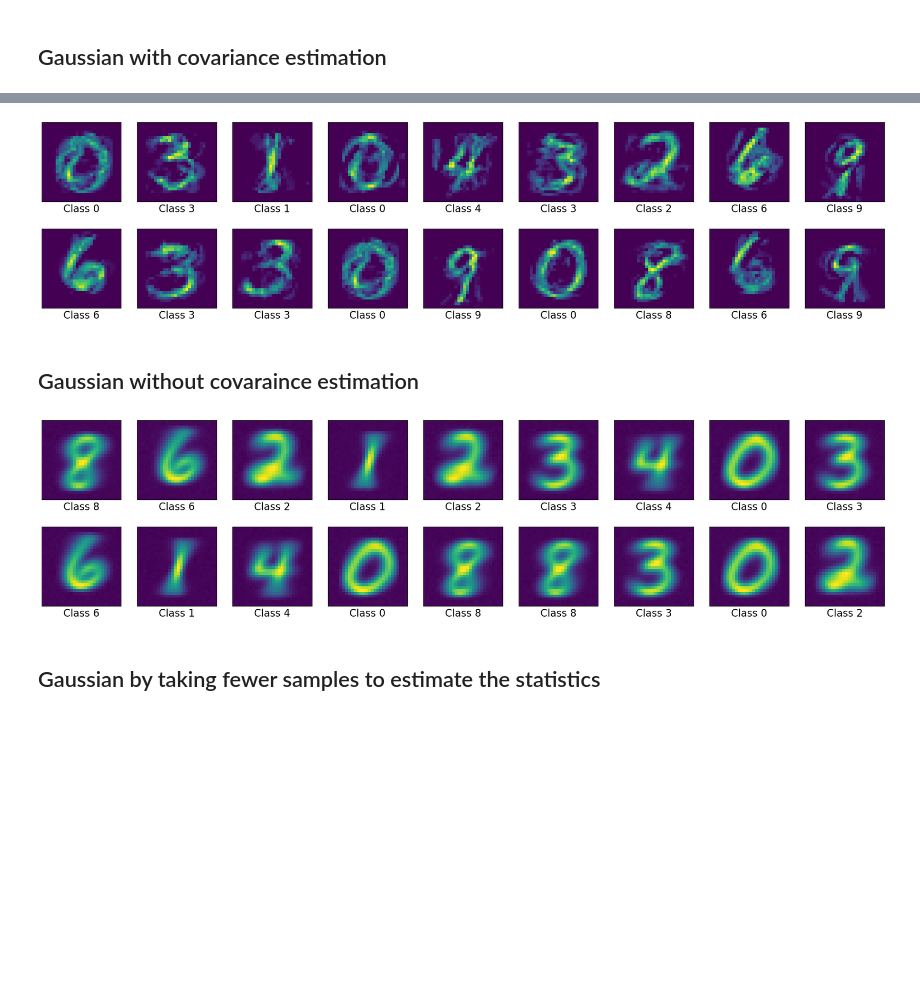
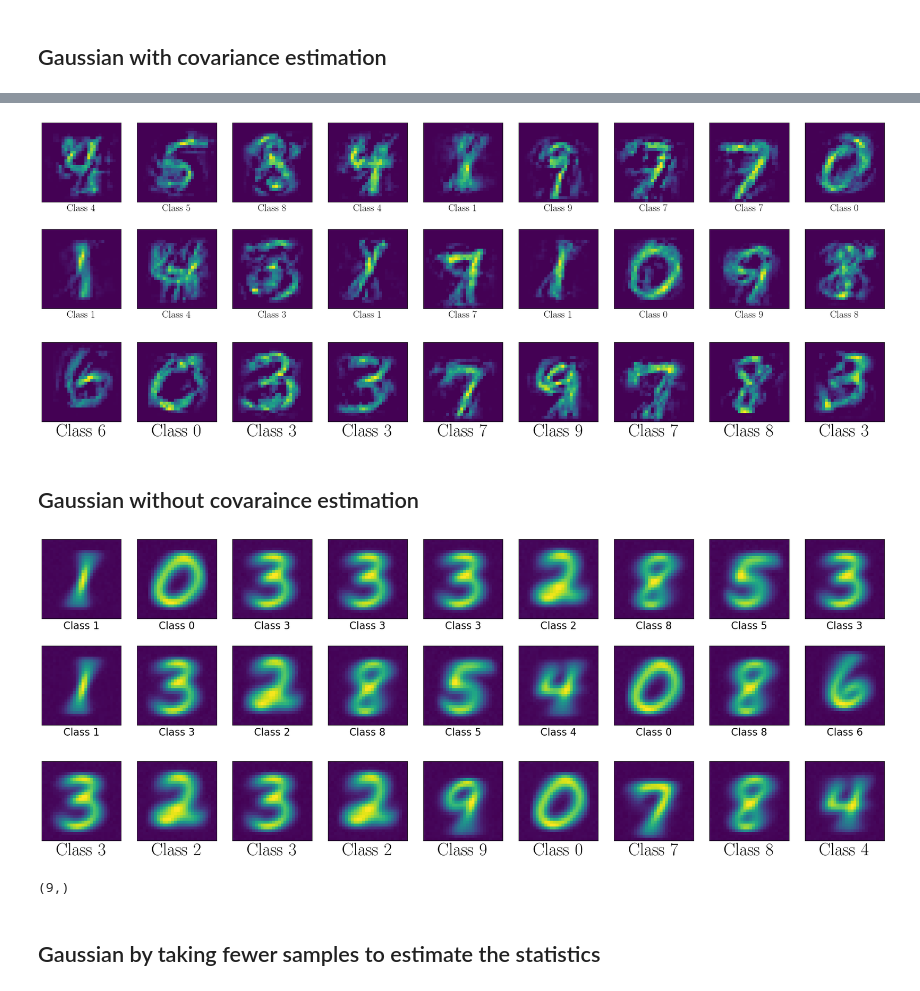
Before and after one commit to elfirdoussilab1/Synthetic-data, a Jupyter notebook: mnist.ipynb, the cells around one changed output, grey strips where cells are left out. Cells and saved outputs as stored; diff of their text form; code cells hidden in the pictures; blank space fills up the shorter version.

```diff
--- a/mnist.ipynb
+++ b/mnist.ipynb
@@ -362,13 +362,14 @@ fig.savefig(path, bbox_inches='tight')
 import numpy as np
 from dataset import *
 import matplotlib.pyplot as plt
+plt.rcParams.update({"text.usetex": True,"font.family": "STIXGeneral"})#,"font.sans-serif": "Helvetica",})
 # %% [markdown]
 ## Gaussian with covariance estimation
 # %%
 # Gaussian data
-m = 100
+m = 2000
 m_estim = 0
-n = 50
+n = 6000
 estimate_cov = True
-train_gauss = MNIST_generator(n, m, 'cpu', True, m_estim, estimate_cov, supervision= False)
+train_gauss = MNIST_generator(n, m, 'cpu', True, m_estim = m_estim, estimate_cov=estimate_cov, supervision= False)
 # %% [output]
@@ -391,4 +411,22 @@ for i in range(l):
 #path = f'./study-plot/generated-gaussian-mnist-m-{m}-m_estim-{m_estim}-estim_cov-{estimate_cov}.pdf'
 #fig.savefig(path, bbox_inches='tight')
 # %% [output]
-[figure, old version]
+[figure, new version]
+# %%
+X_s = train_gauss.X_s
+idx = np.random.randint(0, len(X_s), (9, ))
+fig, ax = plt.subplots(1, 9, figsize = (30, 7))
+y_s = train_gauss.y_s
+
+for i in range(len(idx)):
+    im = X_s[idx[i]]
+    im = np.maximum(im, 0)
+    ax[i].imshow(im.reshape(28, 28))
+    ax[i].set_xlabel(f'Class {y_s[idx[i]]}', fontsize = 35)
+    ax[i].set_xticks([])
+    ax[i].set_yticks([])
+
+#path = f'./study-plot/generated-gaussian-mnist-m-{m}-m_estim-{m_estim}-estim_cov-{estimate_cov}-one-row.pdf'
+#fig.savefig(path, bbox_inches='tight')
+# %% [output]
+[figure, added]
@@ -415,10 +456,32 @@ for i in range(l):
         ax[i, j].set_xticks([])
         ax[i, j].set_yticks([])
 
-path = f'./study-plot/generated-gaussian-mnist-m-{m}-m_estim-{m_estim}-estim_cov-{estimate_cov}.pdf'
-fig.savefig(path, bbox_inches='tight')
+#path = f'./study-plot/generated-gaussian-mnist-m-{m}-m_estim-{m_estim}-estim_cov-{estimate_cov}.pdf'
+#fig.savefig(path, bbox_inches='tight')
 # %% [output]
-[figure, old version]
+[figure, new version]
+# %%
+X_s = train_gauss.X_s
+idx = np.random.randint(0, len(X_s), (9, ))
+fig, ax = plt.subplots(1, 9, figsize = (30, 7))
+y_s = train_gauss.y_s
+
+for i in range(len(idx)):
+    im = X_s[idx[i]]
+    #im = np.maximum(im, 0)
+    ax[i].imshow(im.reshape(28, 28))
+    ax[i].set_xlabel(f'Class {y_s[idx[i]]}', fontsize = 35)
+    ax[i].set_xticks([])
+    ax[i].set_yticks([])
+
+path = f'./study-plot/generated-gaussian-mnist-m-{m}-m_estim-{m_estim}-estim_cov-{estimate_cov}.pdf'
+fig.savefig(path, bbox_inches='tight')
+# %% [output]
+[figure, added]
+# %%
+idx.shape
+# %% [output]
+(9,)
 # %% [markdown]
 ## Gaussian by taking fewer samples to estimate the statistics
 # %%
```
Also changed, not shown: parts of 3 cells of this notebook, 25 other files.
